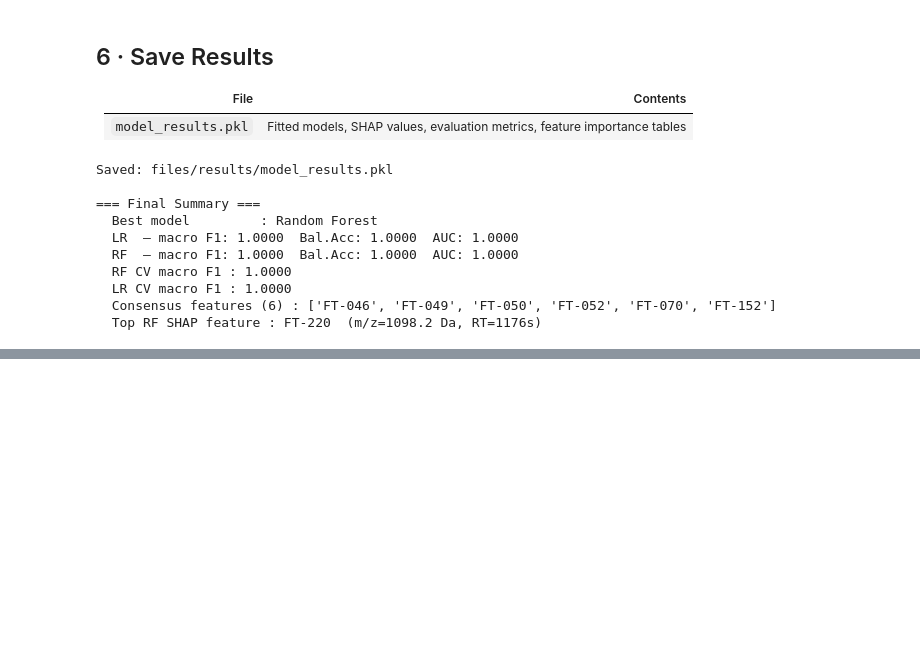
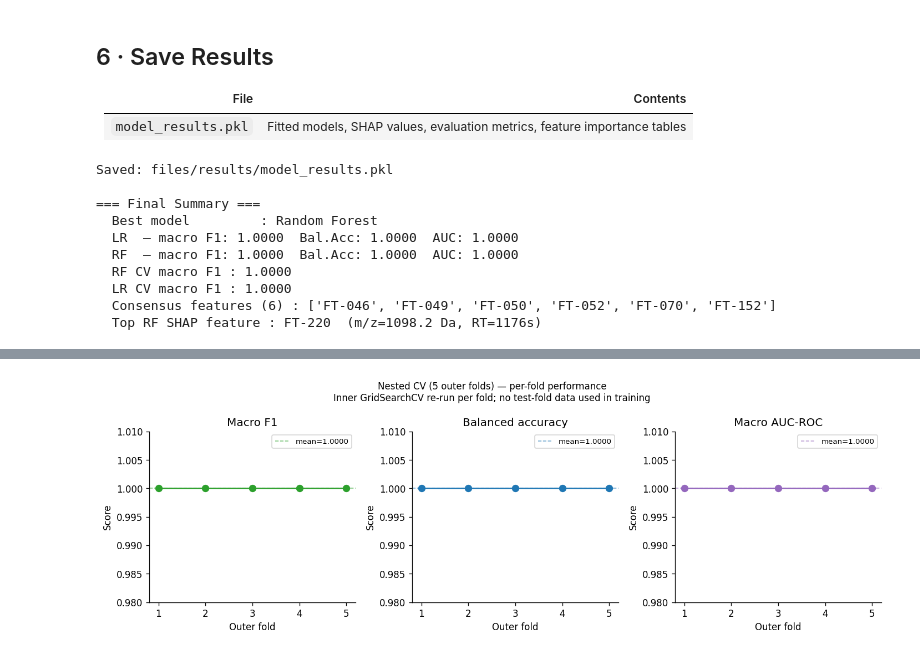
Before and after one commit to hannahhajj/AI4chem, a Jupyter notebook: Notebooks/05_ml_classification.ipynb, the cells around one changed output, grey strips where cells are left out. Drawn from its saved outputs; the diff is of its cells as text; code cells hidden in the pictures; blank space fills up the shorter version.

Commit message:
Added nested CV to notebook 5

```diff
--- a/Notebooks/05_ml_classification.ipynb
+++ b/Notebooks/05_ml_classification.ipynb
@@ -726,0 +859,96 @@ Saved: files/results/model_results.pkl
+# %%
+# ── Figure 1: Per-fold metric distribution ────────────────────────────────
+metric_cols   = ["f1_macro", "balanced_acc", "auc_macro"]
+metric_labels = ["Macro F1", "Balanced accuracy", "Macro AUC-ROC"]
+palette       = ["#2ca02c", "#1f77b4", "#9467bd"]
+
+fig, axes = plt.subplots(1, 3, figsize=(12, 4), sharey=False)
+for ax, col, label, color in zip(axes, metric_cols, metric_labels, palette):
+    vals = metrics_df[col].dropna().values
+    ax.plot(range(1, len(vals)+1), vals, "o-", color=color, lw=1.5, ms=7, zorder=3)
+    ax.axhline(vals.mean(), color=color, linestyle="--", lw=1, alpha=0.6,
+               label=f"mean={vals.mean():.4f}")
+    ax.set_xticks(range(1, len(vals)+1))
+    ax.set_xlabel("Outer fold")
+    ax.set_title(label)
+    ax.legend(fontsize=8)
+    ypad = max(0.02, vals.std() * 2)
+    ax.set_ylim(max(0, vals.min() - ypad), min(1.01, vals.max() + ypad))
+    ax.set_ylabel("Score")
+
+fig.suptitle("Nested CV (5 outer folds) — per-fold performance\n"
+             "Inner GridSearchCV re-run per fold; no test-fold data used in training",
+             fontsize=10)
+plt.tight_layout()
+plt.savefig(FIG_DIR / "fig_nested_cv_metrics.png", dpi=150, bbox_inches="tight")
+plt.show()
+print("Saved: figures/fig_nested_cv_metrics.png")
+
+# ── Figure 2: Mean ± std MDI for top 20 features ──────────────────────────
+top20_feats = nested_top20.index
+means_top20 = importance_mean[top20_feats]
+stds_top20  = importance_std[top20_feats]
+cvs_top20   = importance_cv[top20_feats]
+
+# Colour by stability: green (CV<0.5) = stable, orange (CV>=0.5) = unstable
+bar_cols = ["#ff7f0e" if cv >= 0.5 else "#2ca02c" for cv in cvs_top20]
+consensus_markers = [feat in original_consensus for feat in top20_feats]
+
+fig, ax = plt.subplots(figsize=(9, 7))
+y_pos = np.arange(len(top20_feats))[::-1]
+bars = ax.barh(y_pos, means_top20.values, xerr=stds_top20.values,
+               color=bar_cols, edgecolor="none", alpha=0.85, capsize=3)
+# Star marker for consensus features
+for i, (feat, is_cons) in enumerate(zip(top20_feats, consensus_markers)):
+    if is_cons:
+        ax.text(means_top20[feat] + stds_top20[feat] + 0.0002,
+                y_pos[i], "★", va="center", fontsize=11, color="#d62728")
+
+ax.set_yticks(y_pos)
+ax.set_yticklabels(top20_feats, fontsize=8.5)
+ax.set_xlabel("Mean decrease in impurity (MDI) — mean ± std across 5 outer folds")
+ax.set_title("Nested CV feature importance (top 20)\n"
+             "Green = stable (CV<0.5), Orange = unstable (CV≥0.5), ★ = original consensus")
+from matplotlib.patches import Patch
+ax.legend(handles=[Patch(color="#2ca02c", label="Stable (CV<0.5)"),
+                   Patch(color="#ff7f0e", label="Unstable (CV≥0.5)")],
+          fontsize=8)
+plt.tight_layout()
+plt.savefig(FIG_DIR / "fig_nested_importance.png", dpi=150, bbox_inches="tight")
+plt.show()
+print("Saved: figures/fig_nested_importance.png")
+
+# ── Figure 3: Nested-CV rank vs original composite rank ───────────────────
+composite    = stat["composite_rank"]
+comp_rank    = composite.rank(ascending=False).astype(int)
+shared_feats = nested_ranks.index.intersection(comp_rank.index)
+
+nested_r = nested_ranks[shared_feats].values
+comp_r   = comp_rank[shared_feats].values
+cv_vals  = importance_cv[shared_feats].values
+colors_scatter = ["#ff7f0e" if cv >= 0.5 else "#1f77b4" for cv in cv_vals]
+
+fig, ax = plt.subplots(figsize=(7, 7))
+ax.scatter(nested_r, comp_r, c=colors_scatter, s=25, alpha=0.6, linewidths=0)
+max_rank = max(nested_r.max(), comp_r.max())
+ax.plot([1, max_rank], [1, max_rank], "k--", lw=0.8, alpha=0.4)
+ax.set_xlabel("Nested CV rank (unbiased)")
+ax.set_ylabel("Original composite rank (from NB04, uses all 79 samples)")
+rho_rank, p_rank = spearmanr(nested_r, comp_r)
+ax.set_title(f"Nested CV rank vs original composite rank\n(Spearman ρ = {rho_rank:.3f})")
+
+# Annotate consensus features
+for feat in original_consensus:
+    if feat in nested_ranks.index and feat in comp_rank.index:
+        xr = nested_ranks[feat]
+        yr = comp_rank[feat]
+        ax.annotate(feat, xy=(xr, yr), xytext=(6, 3),
+                    textcoords="offset points", fontsize=7,
+                    color="#d62728", fontweight="bold")
+
+plt.tight_layout()
+plt.savefig(FIG_DIR / "fig_rank_comparison.png", dpi=150, bbox_inches="tight")
+plt.show()
+print("Saved: figures/fig_rank_comparison.png")
+# %% [output]
+[figure, added]
```
Also changed, not shown: parts of 8 cells of this notebook, 4 other files.
